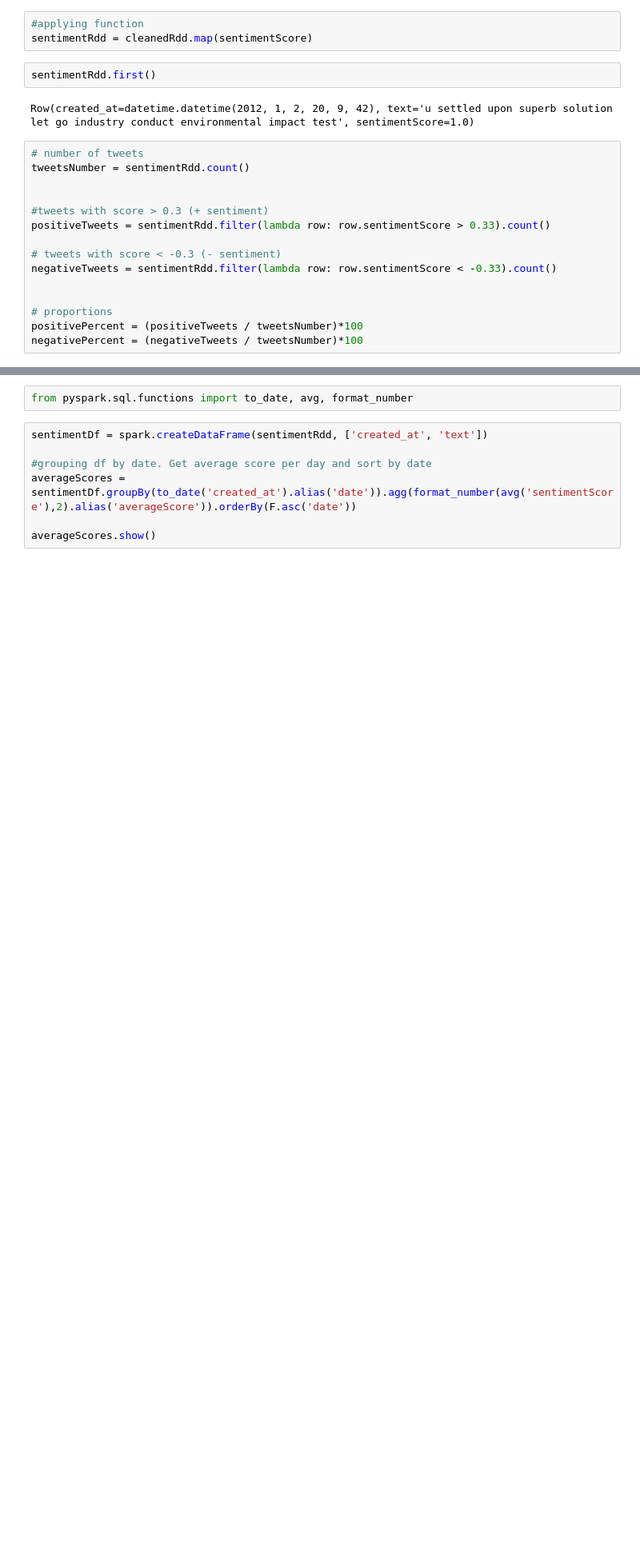
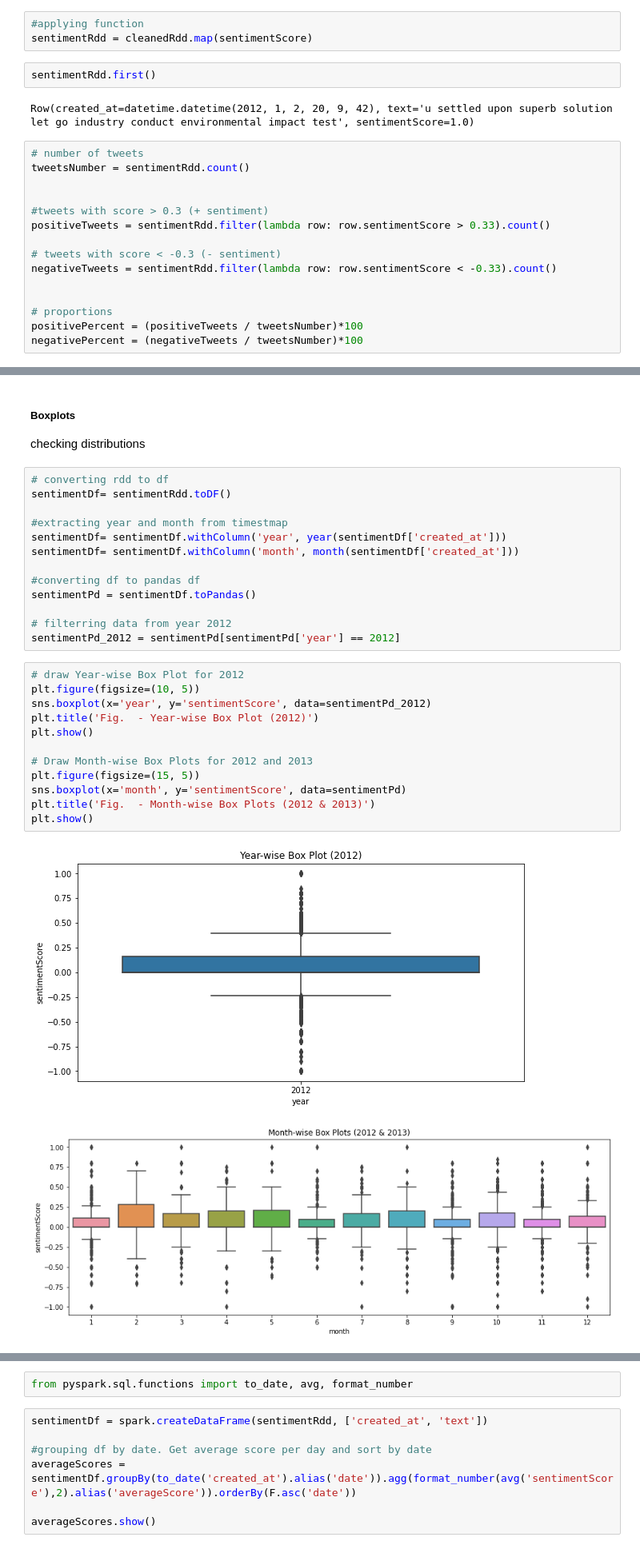
Before and after one commit to Carloselrecharlie/CA2_2ndSem, a Jupyter notebook: CA2_2ndSem.ipynb, the cells around one changed output, grey strips where cells are left out. Shown at 80% size. Cells and saved outputs as stored; diff of their text form; blank space fills up the shorter version.

```diff
--- a/CA2_2ndSem.ipynb
+++ b/CA2_2ndSem.ipynb
@@ -883,0 +886,31 @@ print(round(100-positivePercent-negativePercent,1),'% of tweets with neutral sen
+# %% [markdown]
+##### Boxplots
+checking distributions
+# %%
+# converting rdd to df
+sentimentDf= sentimentRdd.toDF()
+
+#extracting year and month from timestmap
+sentimentDf= sentimentDf.withColumn('year', year(sentimentDf['created_at']))
+sentimentDf= sentimentDf.withColumn('month', month(sentimentDf['created_at']))
+
+#converting df to pandas df
+sentimentPd = sentimentDf.toPandas()
+
+# filterring data from year 2012
+sentimentPd_2012 = sentimentPd[sentimentPd['year'] == 2012]
+# %%
+# draw Year-wise Box Plot for 2012
+plt.figure(figsize=(10, 5))
+sns.boxplot(x='year', y='sentimentScore', data=sentimentPd_2012)
+plt.title('Fig.  - Year-wise Box Plot (2012)')
+plt.show()
+
+# Draw Month-wise Box Plots for 2012 and 2013
+plt.figure(figsize=(15, 5))
+sns.boxplot(x='month', y='sentimentScore', data=sentimentPd)
+plt.title('Fig.  - Month-wise Box Plots (2012 & 2013)')
+plt.show()
+# %% [output]
+[figure, added]
+[figure, added]
```
Also changed, not shown: parts of 76 cells of this notebook, 1 other file.
